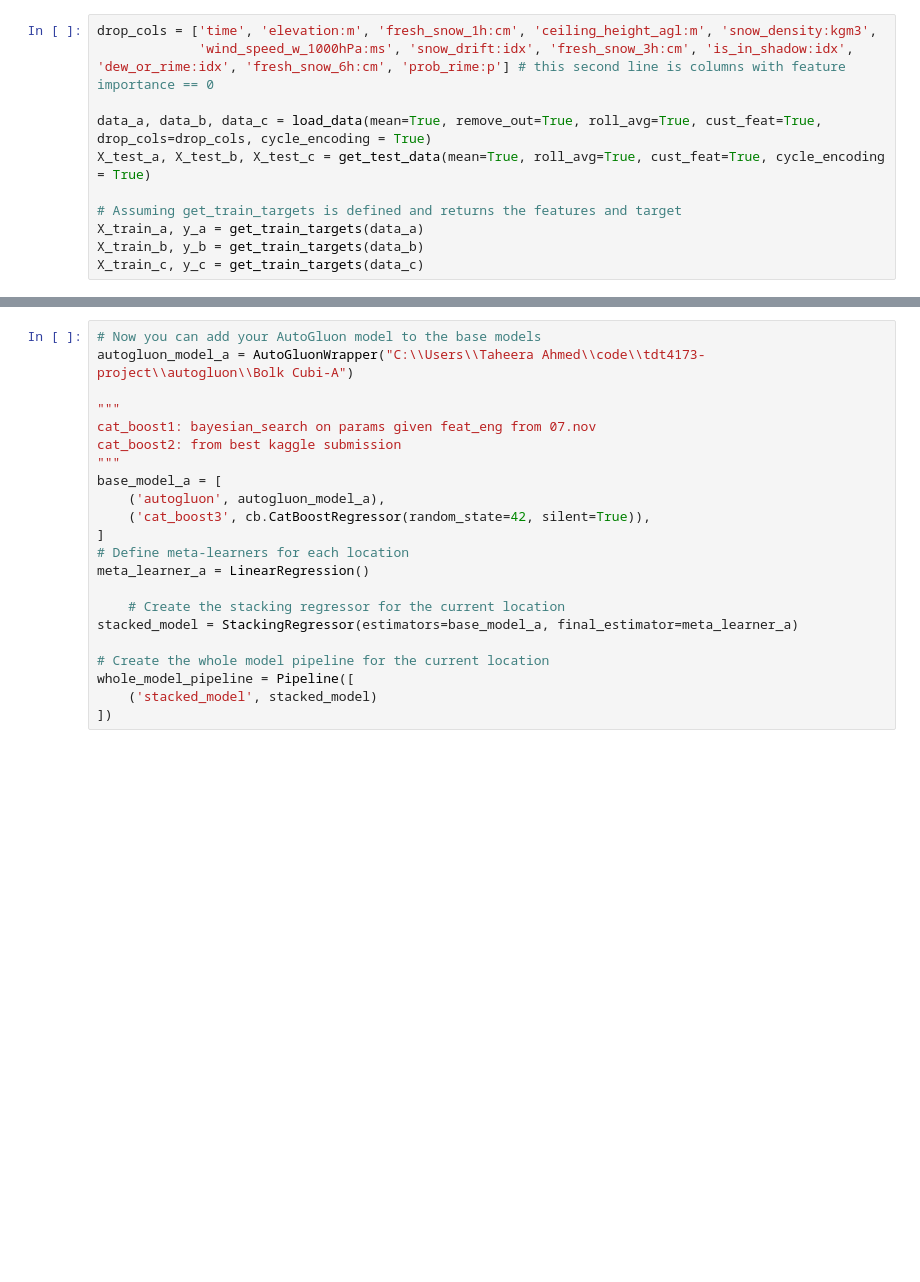
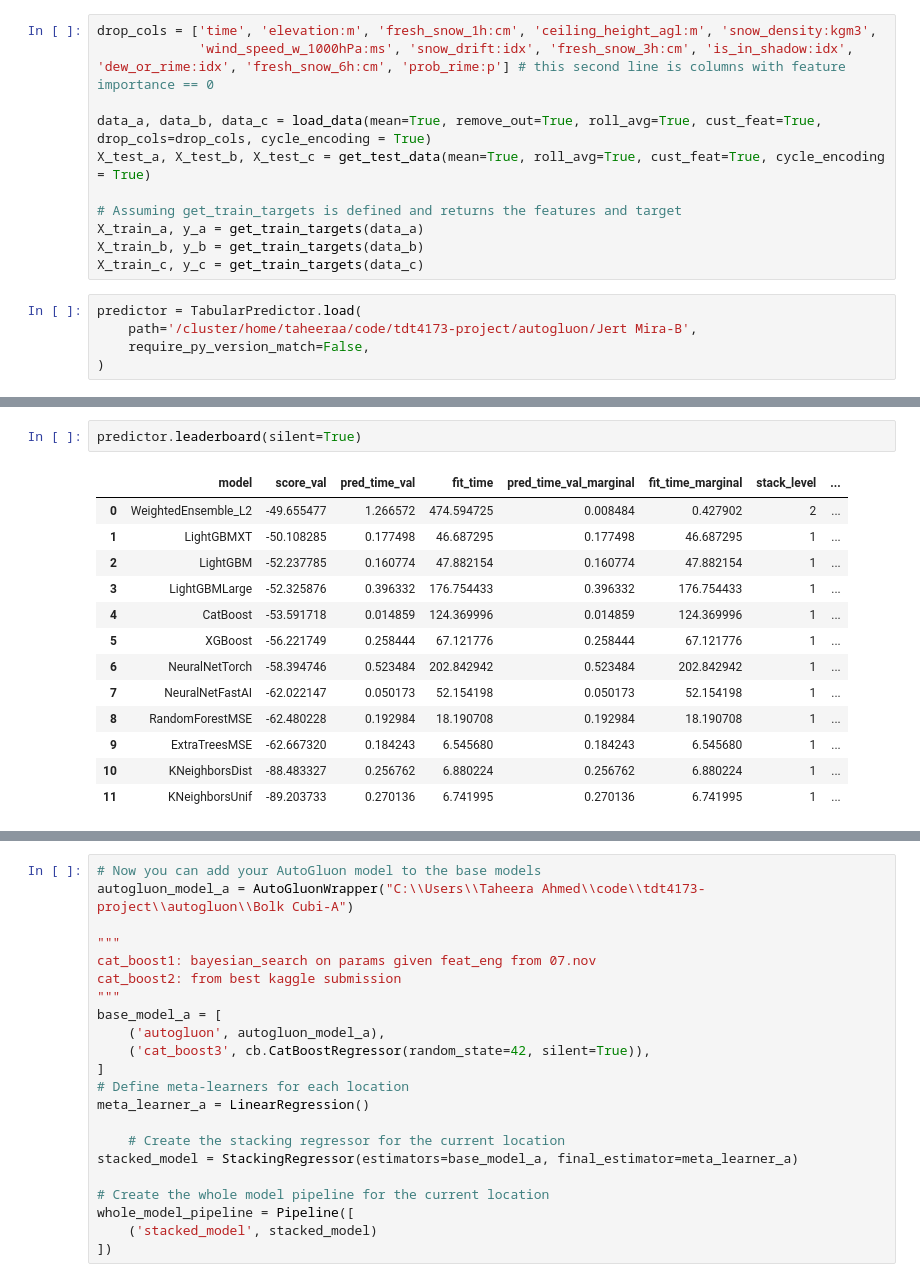
Before and after one commit to taheeraahmed/tdt4173-project, a Jupyter notebook: autogluon-with-catboost.ipynb, the cells around one changed output, grey strips where cells are left out. Drawn from its saved outputs; the diff is of its cells as text; blank space fills up the shorter version.

```diff
--- a/autogluon-with-catboost.ipynb
+++ b/autogluon-with-catboost.ipynb
@@ -24,3 +47,8 @@ X_test_a, X_test_b, X_test_c = get_test_data(mean=True, roll_avg=True, cust_feat
 X_train_a, y_a = get_train_targets(data_a)
 X_train_b, y_b = get_train_targets(data_b)
 X_train_c, y_c = get_train_targets(data_c)
+# %%
+predictor = TabularPredictor.load(
+    path='/cluster/home/taheeraa/code/tdt4173-project/autogluon/Jert Mira-B',
+    require_py_version_match=False,
+)
@@ -26,0 +106,16 @@ X_train_c, y_c = get_train_targets(data_c)
+# %%
+predictor.leaderboard(silent=True)
+# %% [output]
+|  | model | score_val | pred_time_val | fit_time | pred_time_val_marginal | fit_time_marginal | stack_level | ... |
+| 0 | WeightedEnsemble_L2 | -49.655477 | 1.266572 | 474.594725 | 0.008484 | 0.427902 | 2 | ... |
+| 1 | LightGBMXT | -50.108285 | 0.177498 | 46.687295 | 0.177498 | 46.687295 | 1 | ... |
+| 2 | LightGBM | -52.237785 | 0.160774 | 47.882154 | 0.160774 | 47.882154 | 1 | ... |
+| 3 | LightGBMLarge | -52.325876 | 0.396332 | 176.754433 | 0.396332 | 176.754433 | 1 | ... |
+| 4 | CatBoost | -53.591718 | 0.014859 | 124.369996 | 0.014859 | 124.369996 | 1 | ... |
+| 5 | XGBoost | -56.221749 | 0.258444 | 67.121776 | 0.258444 | 67.121776 | 1 | ... |
+| 6 | NeuralNetTorch | -58.394746 | 0.523484 | 202.842942 | 0.523484 | 202.842942 | 1 | ... |
+| 7 | NeuralNetFastAI | -62.022147 | 0.050173 | 52.154198 | 0.050173 | 52.154198 | 1 | ... |
+| 8 | RandomForestMSE | -62.480228 | 0.192984 | 18.190708 | 0.192984 | 18.190708 | 1 | ... |
+| 9 | ExtraTreesMSE | -62.667320 | 0.184243 | 6.545680 | 0.184243 | 6.545680 | 1 | ... |
+| 10 | KNeighborsDist | -88.483327 | 0.256762 | 6.880224 | 0.256762 | 6.880224 | 1 | ... |
+| 11 | KNeighborsUnif | -89.203733 | 0.270136 | 6.741995 | 0.270136 | 6.741995 | 1 | ... |
```
Also changed, not shown: parts of 12 cells of this notebook.
